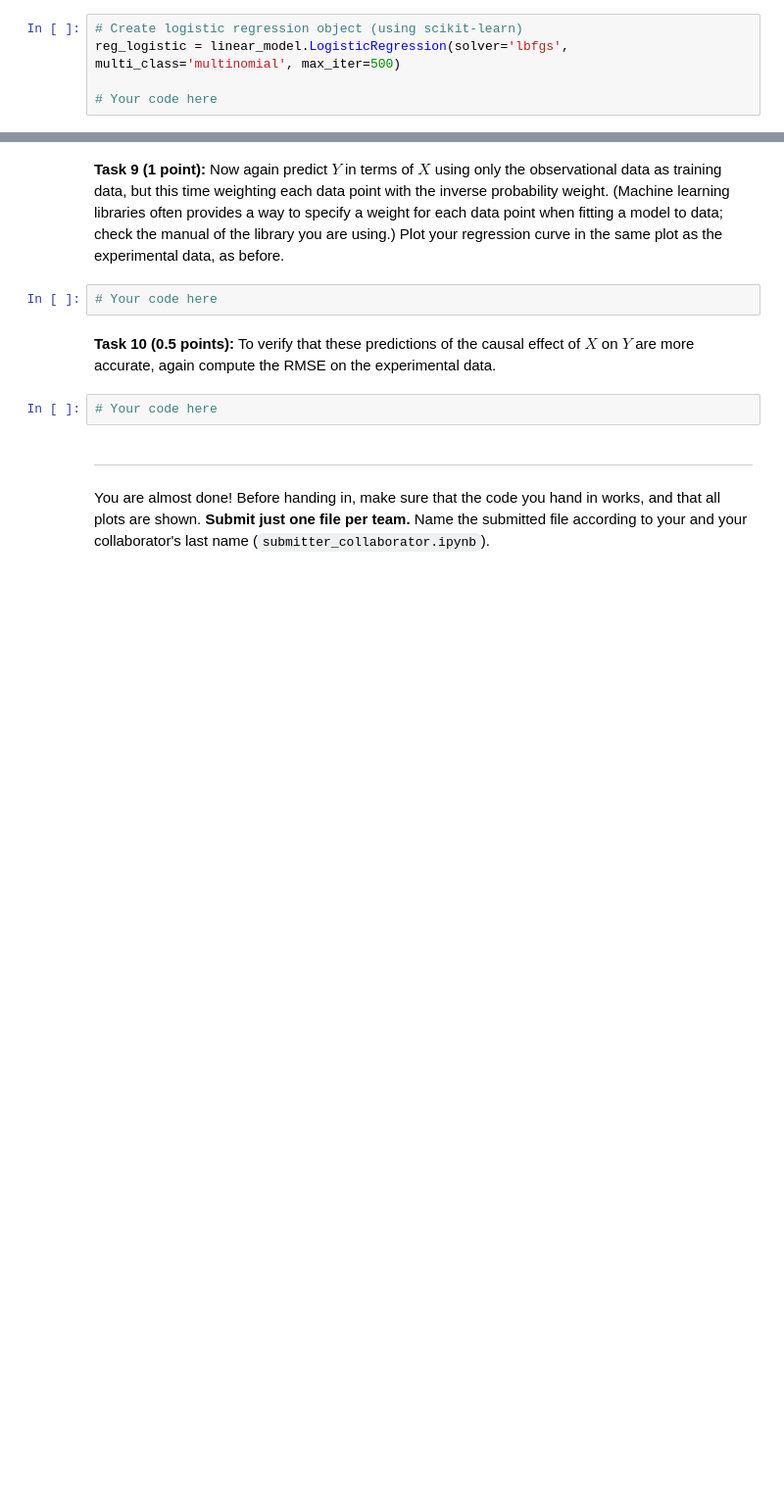
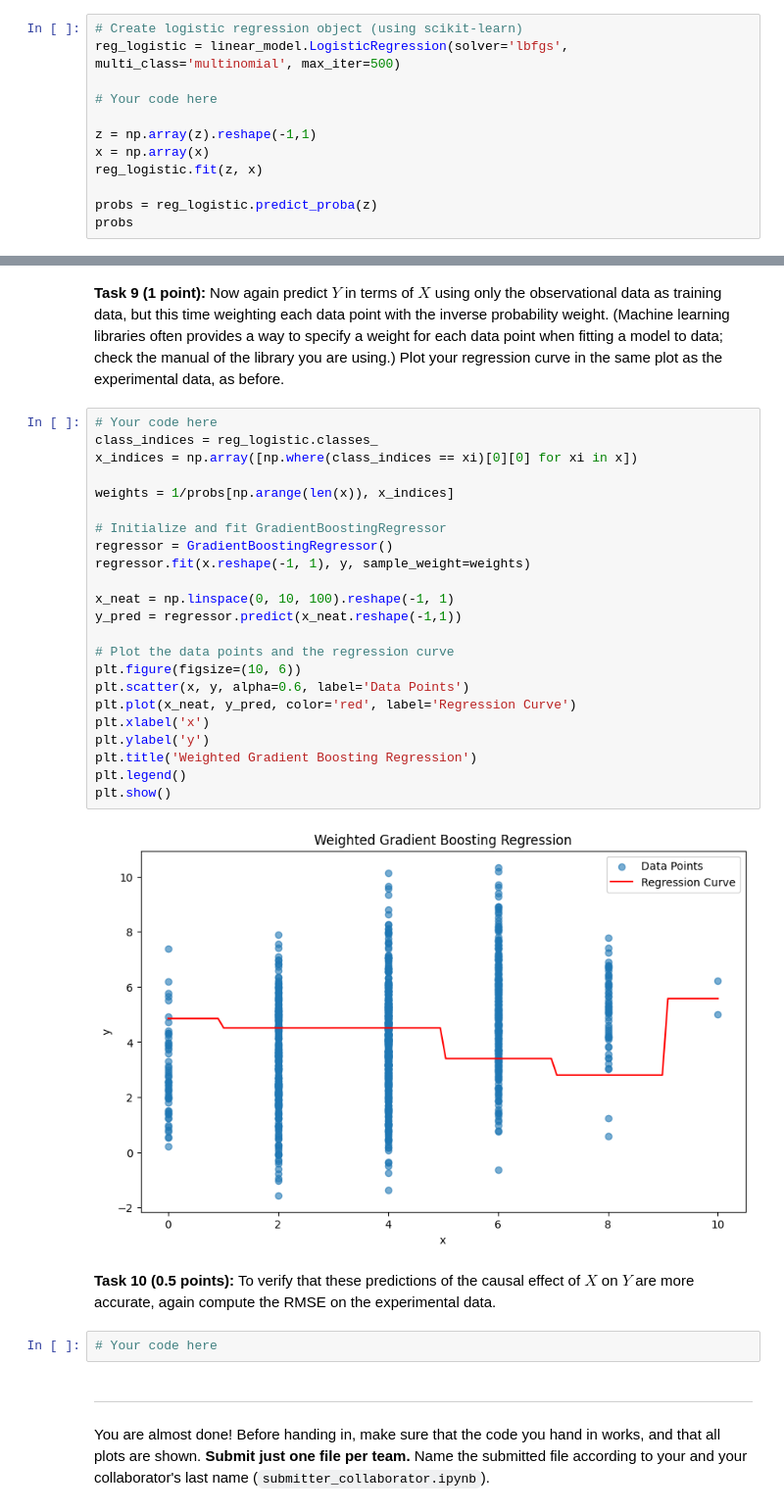
Before and after one commit to ChrisIoannidis4/causal_inference_project, a Jupyter notebook: AML_assignment3.ipynb, the cells around one changed output, grey strips where cells are left out. Shown at 98% size. Saved outputs shown, nothing was run; the diff lists cells and outputs as text; blank space fills up the shorter version.

```diff
--- a/AML_assignment3.ipynb
+++ b/AML_assignment3.ipynb
@@ -172,3 +213,10 @@ Important note: the purpose of the logistic regression is *not* to predict the v
 reg_logistic = linear_model.LogisticRegression(solver='lbfgs', multi_class='multinomial', max_iter=500)
 
 # Your code here
+
+z = np.array(z).reshape(-1,1)
+x = np.array(x)
+reg_logistic.fit(z, x)
+
+probs = reg_logistic.predict_proba(z)
+probs
@@ -175,7 +237,30 @@ reg_logistic = linear_model.LogisticRegression(solver='lbfgs', multi_class='mult
 # %% [markdown]
 **Task 9 (1 point):** Now again predict $Y$ in terms of $X$ using only the observational data as training data, but this time weighting each data point with the inverse probability weight. (Machine learning libraries often provides a way to specify a weight for each data point when fitting a model to data; check the manual of the library you are using.) Plot your regression curve in the same plot as the experimental data, as before.
-# %%
-# Your code here
+# %%
+# Your code here
+class_indices = reg_logistic.classes_
+x_indices = np.array([np.where(class_indices == xi)[0][0] for xi in x])
+
+weights = 1/probs[np.arange(len(x)), x_indices]
+
+# Initialize and fit GradientBoostingRegressor
+regressor = GradientBoostingRegressor()
+regressor.fit(x.reshape(-1, 1), y, sample_weight=weights)
+
+x_neat = np.linspace(0, 10, 100).reshape(-1, 1)
+y_pred = regressor.predict(x_neat.reshape(-1,1))
+
+# Plot the data points and the regression curve
+plt.figure(figsize=(10, 6))
+plt.scatter(x, y, alpha=0.6, label='Data Points')
+plt.plot(x_neat, y_pred, color='red', label='Regression Curve')
+plt.xlabel('x')
+plt.ylabel('y')
+plt.title('Weighted Gradient Boosting Regression')
+plt.legend()
+plt.show()
+# %% [output]
+[figure, added]
 # %% [markdown]
 **Task 10 (0.5 points):** To verify that these predictions of the causal effect of $X$ on $Y$ are more accurate, again compute the RMSE on the experimental data.
 # %%
```
Also changed, not shown: parts of 11 cells of this notebook.
